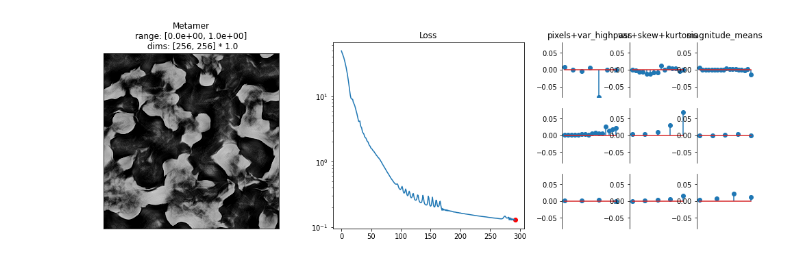
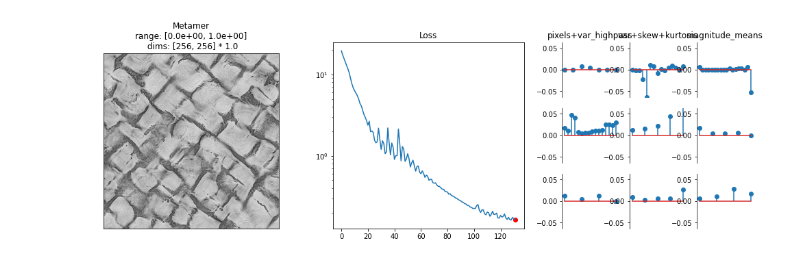
Before and after one commit to plenoptic-org/plenoptic, a Jupyter notebook: examples/Model_PortillaSimoncelli.ipynb, the cells around one changed output. Saved outputs shown, nothing was run; the diff lists cells and outputs as text; code cells hidden in the pictures.

```diff
--- a/examples/Model_PortillaSimoncelli.ipynb
+++ b/examples/Model_PortillaSimoncelli.ipynb
@@ -26,7 +26,7 @@ numpy = lambda x: x.detach().cpu().numpy().squeeze()
 device = torch.device("cuda" if torch.cuda.is_available() else "cpu")
 # %%
 n = 256
-im = po.load_images(directory+'5DmkII_3874.jpg') # 5DmkII_3874.jpg  10D_2988_2.jpg
+im = po.load_images(directory+'DSCF9576.jpg') # 5DmkII_3874.jpg  10D_2988_2.jpg
 m1 = im.mean().detach().numpy()-.05
 m2 = im.mean().detach().numpy()+.05
 initial_image = np.random.rand(n,n)*(m2-m1) + m1
@@ -45,7 +43,7 @@ m=met.synthesize(learning_rate=.01,
 # %%
 # model.plot_representation()
 met.plot_synthesis_status();
-# anim = met.animate()
-# po.convert_anim_to_html(anim)
+anim = met.animate(plot_representation_error=False)
+po.convert_anim_to_html(anim)
 # tmp.savefig('tmp.jpg')
 # %% [output]
@@ -52,4 +51,4 @@ met.plot_synthesis_status();
-[figure, old version]
+[figure, new version]
 # %%
 # COMPARISON between models
 
```
Also changed, not shown: parts of 7 cells of this notebook, 1 other file.
